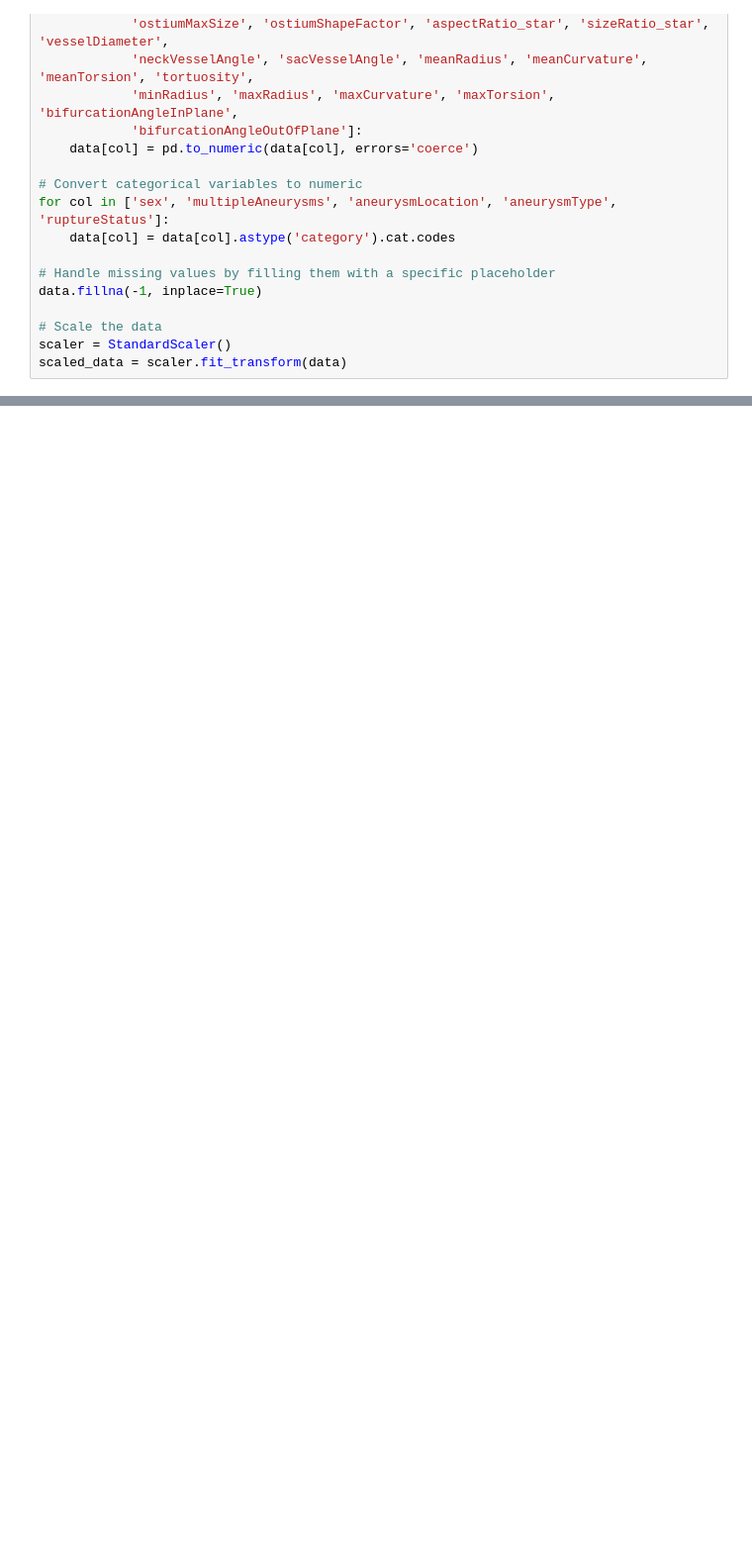
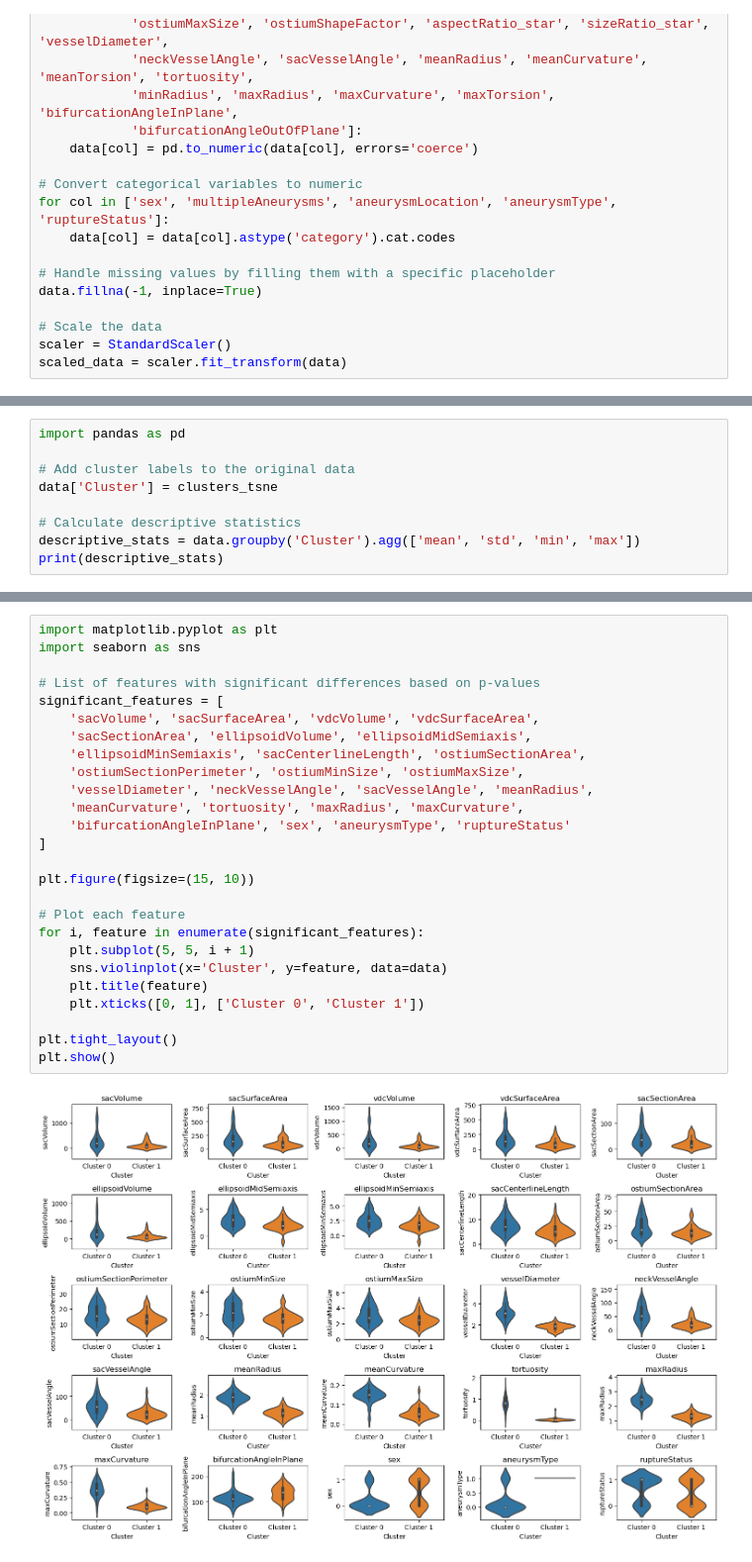
Before and after one commit to shrinitbabel/Aneurysm-CFD-Supervised-Clustering, a Jupyter notebook: Aneurysm EDA.ipynb, the cells around one changed output, grey strips where cells are left out. Shown: that part at 99% size. Drawn from its saved outputs; the diff is of its cells as text; blank space fills up the shorter version.

```diff
--- a/Aneurysm EDA.ipynb
+++ b/Aneurysm EDA.ipynb
@@ -188,0 +261,9 @@ Silhouette Score (t-SNE Directly): 0.6088211536407471
+# %%
+import pandas as pd
+
+# Add cluster labels to the original data
+data['Cluster'] = clusters_tsne
+
+# Calculate descriptive statistics
+descriptive_stats = data.groupby('Cluster').agg(['mean', 'std', 'min', 'max'])
+print(descriptive_stats)
@@ -188,0 +339,28 @@ Silhouette Score (t-SNE Directly): 0.6088211536407471
+# %%
+import matplotlib.pyplot as plt
+import seaborn as sns
+
+# List of features with significant differences based on p-values
+significant_features = [
+    'sacVolume', 'sacSurfaceArea', 'vdcVolume', 'vdcSurfaceArea',
+    'sacSectionArea', 'ellipsoidVolume', 'ellipsoidMidSemiaxis',
+    'ellipsoidMinSemiaxis', 'sacCenterlineLength', 'ostiumSectionArea',
+    'ostiumSectionPerimeter', 'ostiumMinSize', 'ostiumMaxSize',
+    'vesselDiameter', 'neckVesselAngle', 'sacVesselAngle', 'meanRadius',
+    'meanCurvature', 'tortuosity', 'maxRadius', 'maxCurvature',
+    'bifurcationAngleInPlane', 'sex', 'aneurysmType', 'ruptureStatus'
+]
+
+plt.figure(figsize=(15, 10))
+
+# Plot each feature
+for i, feature in enumerate(significant_features):
+    plt.subplot(5, 5, i + 1)
+    sns.violinplot(x='Cluster', y=feature, data=data)
+    plt.title(feature)
+    plt.xticks([0, 1], ['Cluster 0', 'Cluster 1'])
+
+plt.tight_layout()
+plt.show()
+# %% [output]
+[figure, added]
```
Also changed, not shown: parts of 8 cells of this notebook, 1 other file.
